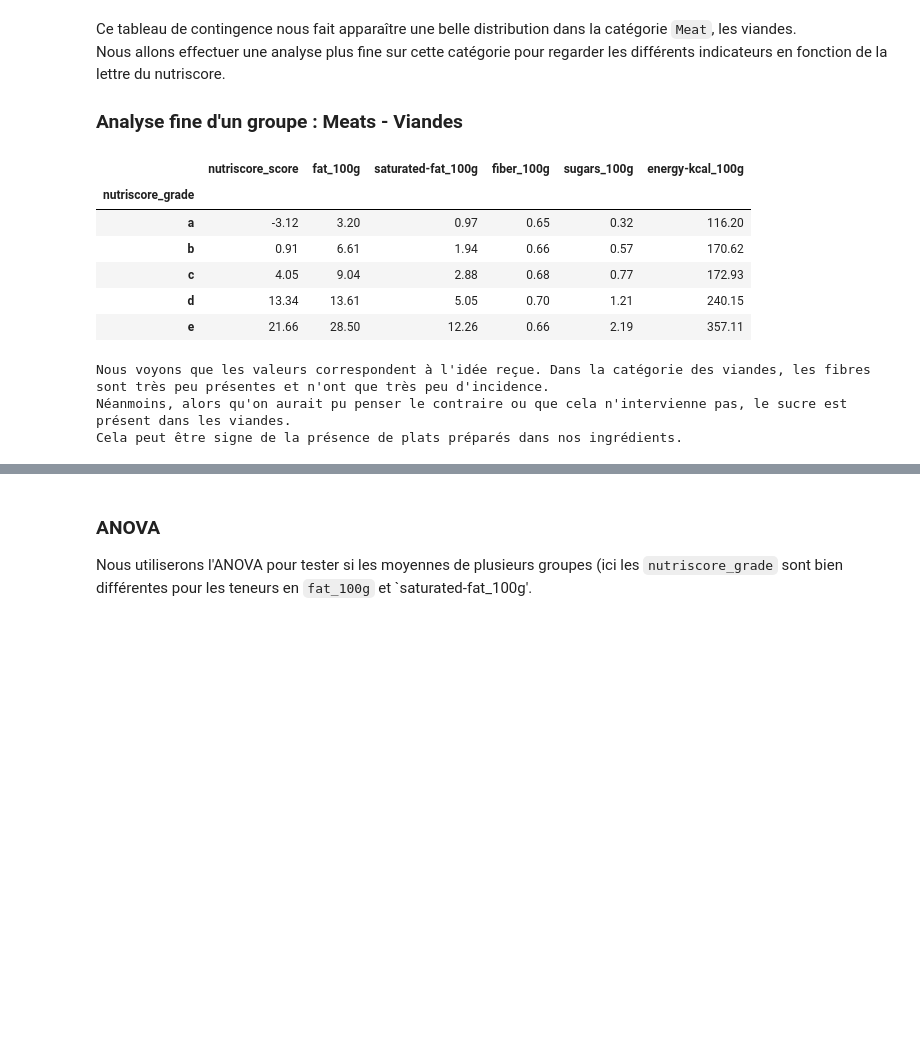
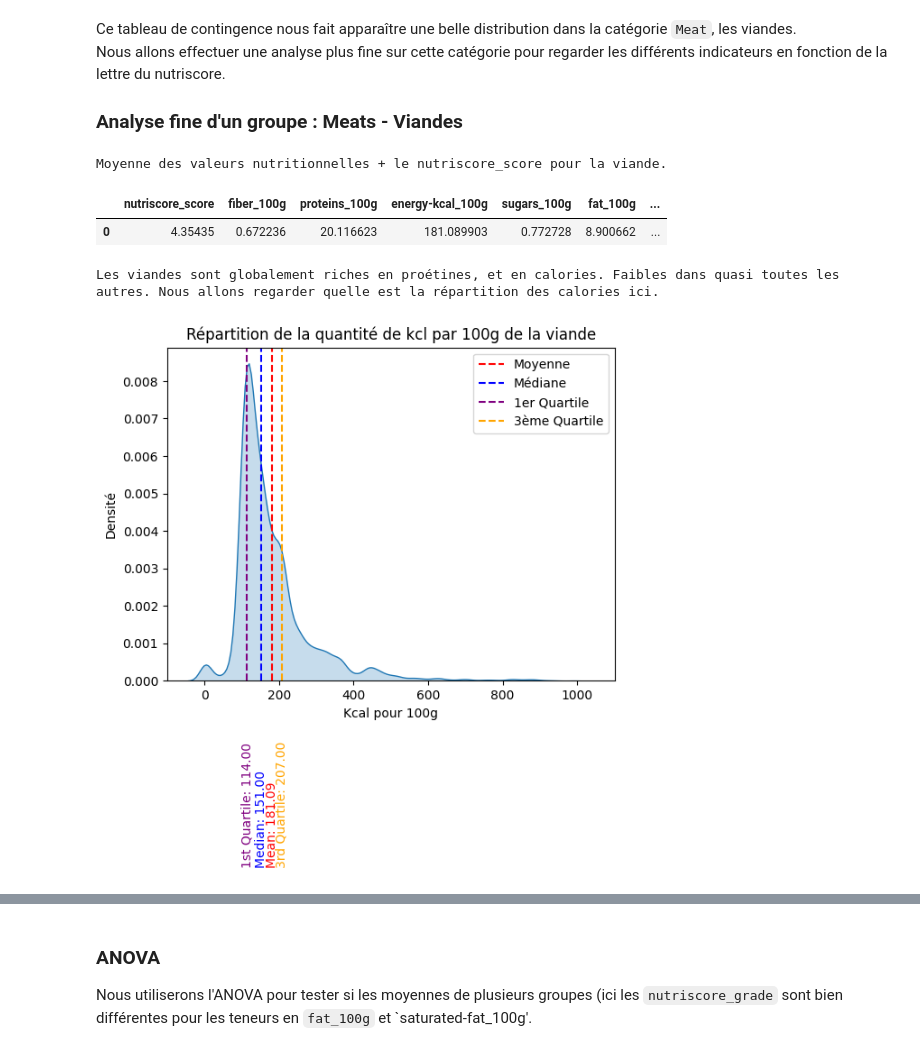
Before and after one commit to degregor69/nutriwise.io-data-analysis, a Jupyter notebook: nutriwise-io_analyse.ipynb, the cells around one changed output, grey strips where cells are left out. Drawn from its saved outputs; the diff is of its cells as text; code cells hidden in the pictures; blank space fills up the shorter version.

Commit message:
added heatmap of meat + grades and better analysis of both

```diff
--- a/nutriwise-io_analyse.ipynb
+++ b/nutriwise-io_analyse.ipynb
@@ -197,20 +202,46 @@ Nous allons effectuer une analyse plus fine sur cette catégorie pour regarder l
 # %%
 df_meat = df[df['pnns_groups_2']=='Meat']
 
-meat_grouped_by_grade = df_meat.groupby('nutriscore_grade')[['nutriscore_score', 'fat_100g', 'saturated-fat_100g', 'fiber_100g', 'sugars_100g', 'energy-kcal_100g']].mean()
-meat_grouped_by_grade_style = meat_grouped_by_grade.style.background_gradient(cmap='RdYlGn_r', axis=0).format("{:.2f}")
+print("Moyenne des valeurs nutritionnelles + le nutriscore_score pour la viande.")
+meat_numerical = df_meat.select_dtypes(include=['float64'])
+meat_means = meat_numerical.mean()
+display(meat_means.to_frame().transpose())
 
-display(meat_grouped_by_grade_style)
+print("Les viandes sont globalement riches en proétines, et en calories. Faibles dans quasi toutes les autres. Nous allons regarder quelle est la répartition des calories ici.")
 
-print("Nous voyons que les valeurs correspondent à l'idée reçue. Dans la catégorie des viandes, les fibres sont très peu présentes et n'ont que très peu d'incidence.\nNéanmoins, alors qu'on aurait pu penser le contraire ou que cela n'intervienne pas, le sucre est présent dans les viandes.\nCela peut être signe de la présence de plats préparés dans nos ingrédients.")
+meat_kcal_series = df_meat['energy-kcal_100g']
+
+mean = meat_kcal_series.mean()
+mode = meat_kcal_series.mode()[0]
+median = meat_kcal_series.median()
+q1 = np.percentile(meat_kcal_series, 25)
+q3 = np.percentile(meat_kcal_series, 75)
+
+sns.kdeplot(meat_kcal_series, fill=True)
+
+plt.axvline(mean, color='red', linestyle='--', label='Moyenne')
+plt.axvline(median, color='blue', linestyle='--', label='Médiane')
+plt.axvline(q1, color='purple', linestyle='--', label='1er Quartile')
+plt.axvline(q3, color='orange', linestyle='--', label='3ème Quartile')
+
+# Add text labels for the numeric values of each line
+plt.text(mean, -0.005, f"Mean: {mean:.2f}", rotation=90, va='bottom', ha='center', color='red')
+plt.text(median, -0.005, f"Median: {median:.2f}", rotation=90, va='bottom', ha='center', color='blue')
+plt.text(q1, -0.005, f"1st Quartile: {q1:.2f}", rotation=90, va='bottom', ha='center', color='purple')
+plt.text(q3, -0.005, f"3rd Quartile: {q3:.2f}", rotation=90, va='bottom', ha='center', color='orange')
+
+
+# Set the axis labels and title
+plt.xlabel("Kcal pour 100g")
+plt.ylabel("Densité")
+plt.title("Répartition de la quantité de kcl par 100g de la viande")
+
+# Add a legend and show the plot
+plt.legend()
+plt.show()
 # %% [output]
+Moyenne des valeurs nutritionnelles + le nutriscore_score pour la viande.
-|  | nutriscore_score | fat_100g | saturated-fat_100g | fiber_100g | sugars_100g | energy-kcal_100g |
-| nutriscore_grade |  |  |  |  |  |  |
-| a | -3.12 | 3.20 | 0.97 | 0.65 | 0.32 | 116.20 |
-| b | 0.91 | 6.61 | 1.94 | 0.66 | 0.57 | 170.62 |
-| c | 4.05 | 9.04 | 2.88 | 0.68 | 0.77 | 172.93 |
-| d | 13.34 | 13.61 | 5.05 | 0.70 | 1.21 | 240.15 |
-| e | 21.66 | 28.50 | 12.26 | 0.66 | 2.19 | 357.11 |
+|  | nutriscore_score | fiber_100g | proteins_100g | energy-kcal_100g | sugars_100g | fat_100g | ... |
+| 0 | 4.35435 | 0.672236 | 20.116623 | 181.089903 | 0.772728 | 8.900662 | ... |
-Nous voyons que les valeurs correspondent à l'idée reçue. Dans la catégorie des viandes, les fibres sont très peu présentes et n'ont que très peu d'incidence.
-Néanmoins, alors qu'on aurait pu penser le contraire ou que cela n'intervienne pas, le sucre est présent dans les viandes.
-Cela peut être signe de la présence de plats préparés dans nos ingrédients.
+Les viandes sont globalement riches en proétines, et en calories. Faibles dans quasi toutes les autres. Nous allons regarder quelle est la répartition des calories ici.
+[figure, added]
```
Also changed, not shown: parts of 5 cells of this notebook.
